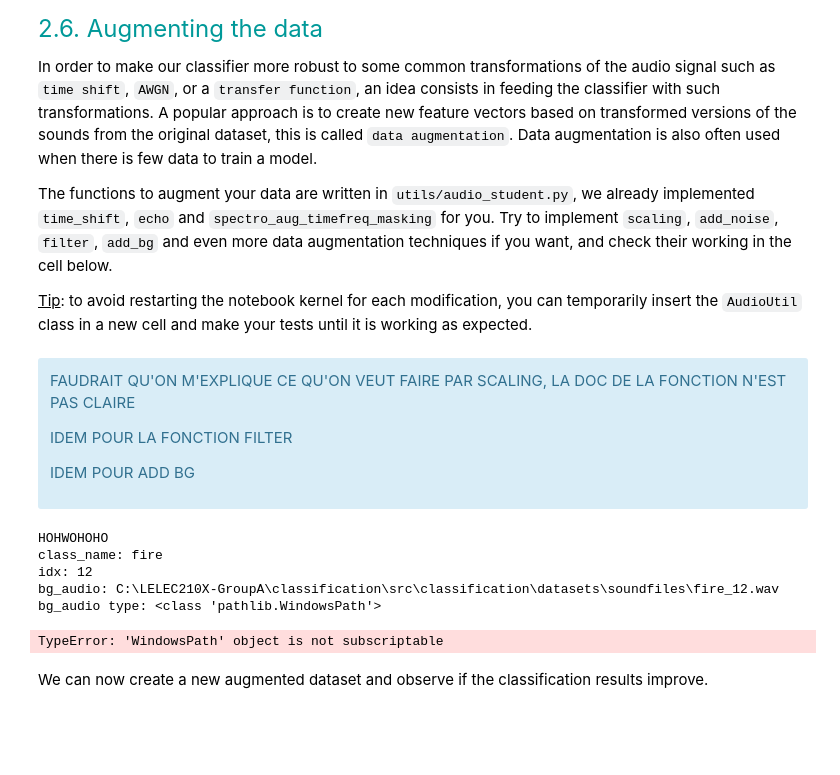
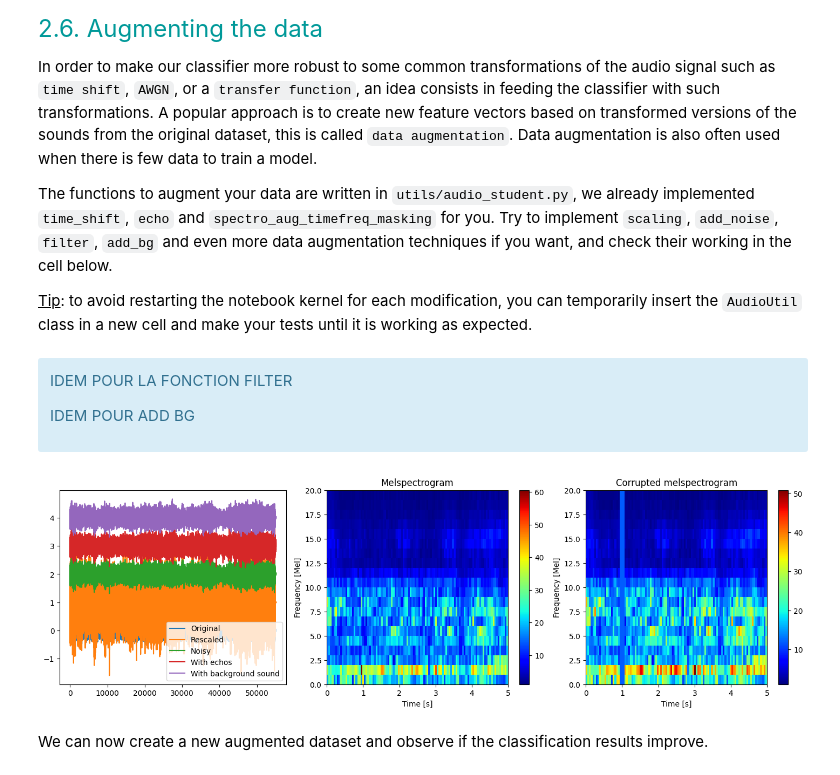
Before and after one commit to Anthiaume/LELEC210X-GroupA, a Jupyter notebook: classification/h5a2_audio.ipynb, the cells around one changed output. Cells and saved outputs as stored; diff of their text form; code cells hidden in the pictures; blank space fills up the shorter version.

```diff
--- a/classification/h5a2_audio.ipynb
+++ b/classification/h5a2_audio.ipynb
@@ -568,8 +578,6 @@ The functions to augment your data are written in ``utils/audio_student.py``, we
 <u>Tip</u>: to avoid restarting the notebook kernel for each modification, you can temporarily insert the ``AudioUtil`` class in a new cell and make your tests until it is working as expected.
 # %% [markdown]
 <div class="alert alert-info">
-
-FAUDRAIT QU'ON M'EXPLIQUE CE QU'ON VEUT FAIRE PAR SCALING, LA DOC DE LA FONCTION N'EST PAS CLAIRE
 
 IDEM POUR LA FONCTION FILTER
 
@@ -891,7 +587,7 @@ class AudioUtil:
 ### TO RUN
 myds.data_aug = "noise"  # Ensure
 
-cls_index = ["birds", 4]
+cls_index = ["chainsaw", 4]
 
 sound = dataset.__getitem__(cls_index)
 name = dataset.__getname__(cls_index)
@@ -901,39 +597,34 @@ AudioUtil.play(audio)
 audio2 = AudioUtil.resample(audio, 11025)
 audio2 = AudioUtil.pad_trunc(audio2, 5000)
 
 audio3 = AudioUtil.scaling(audio2)
 audio4 = AudioUtil.add_noise(audio2, sigma=1e-2)
 audio5 = AudioUtil.echo(audio2, 3)
 audio6 = AudioUtil.add_bg(audio2, dataset)
 
 melspec = AudioUtil.melspectrogram(audio2, fs2=11025)
 melspec2 = AudioUtil.spectro_aug_timefreq_masking(melspec, max_mask_pct=0.1)
 
 "Plot"
 fig = plt.figure(figsize=(15, 4))
 ax1 = fig.add_axes([0.05, 0.05, 0.28, 0.9])
 ax2 = fig.add_axes([0.38, 0.05, 0.28, 0.9])
 ax3 = fig.add_axes([0.7, 0.05, 0.28, 0.9])
 
 ax1.plot(audio2[0], label="Original")
 ax1.plot(audio3[0] + 1, label="Rescaled")
 ax1.plot(audio4[0] + 2, label="Noisy")
 ax1.plot(audio5[0] + 3, label="With echos")
 ax1.plot(audio6[0] + 4, label="With background sound")
 ax1.legend()
 
 plot_specgram(melspec, ax2, is_mel=True, title=name, tf=len(audio2[0]) / audio2[1])
 ax2.set_title("Melspectrogram")
 plot_specgram(melspec2, ax3, is_mel=True, title=name, tf=len(audio2[0]) / audio2[1])
 ax3.set_title("Corrupted melspectrogram")
 plt.show()
 # %% [output]
-HOHWOHOHO
-class_name: fire
-idx: 12
-bg_audio: C:\LELEC210X-GroupA\classification\src\classification\datasets\soundfiles\fire_12.wav
-bg_audio type: <class 'pathlib.WindowsPath'>
-TypeError: 'WindowsPath' object is not subscriptable
+[figure, added]
 # %% [markdown]
 We can now create a new augmented dataset and observe if the classification results improve.
 # %%
```
Also changed, not shown: parts of 23 cells of this notebook, 14 other files.
